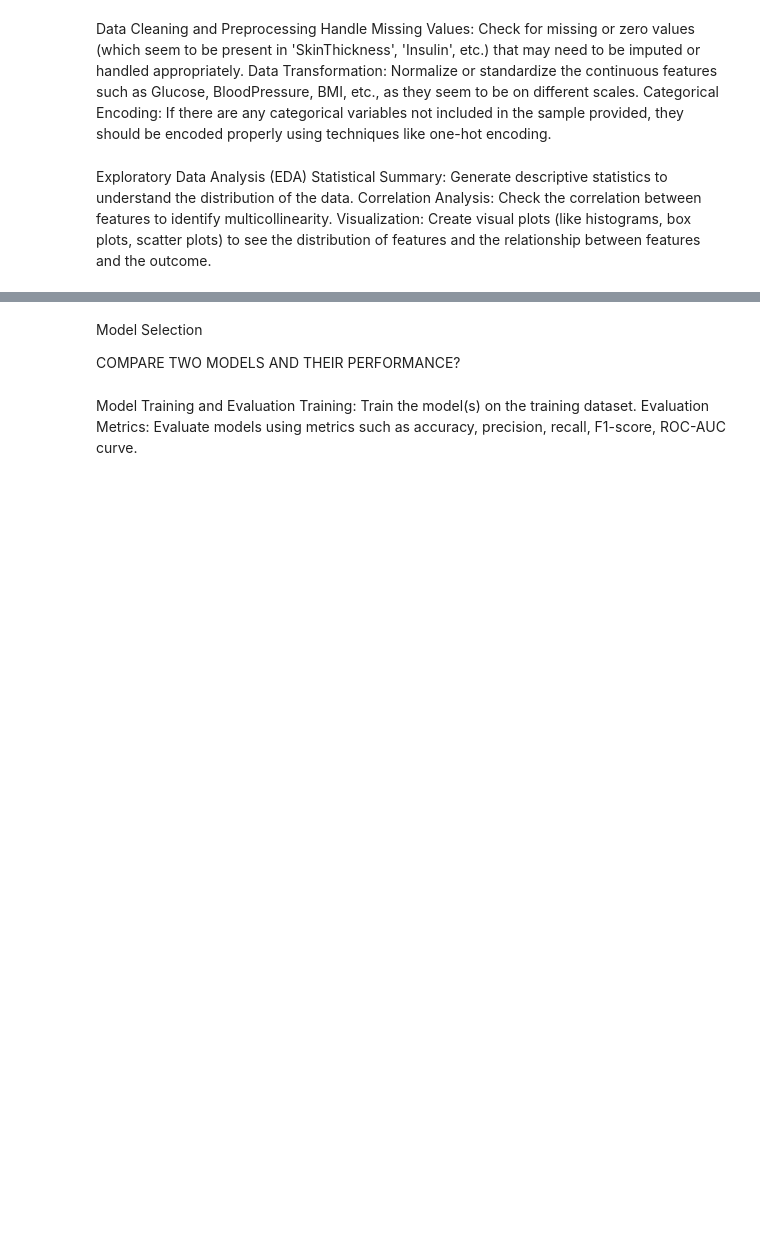
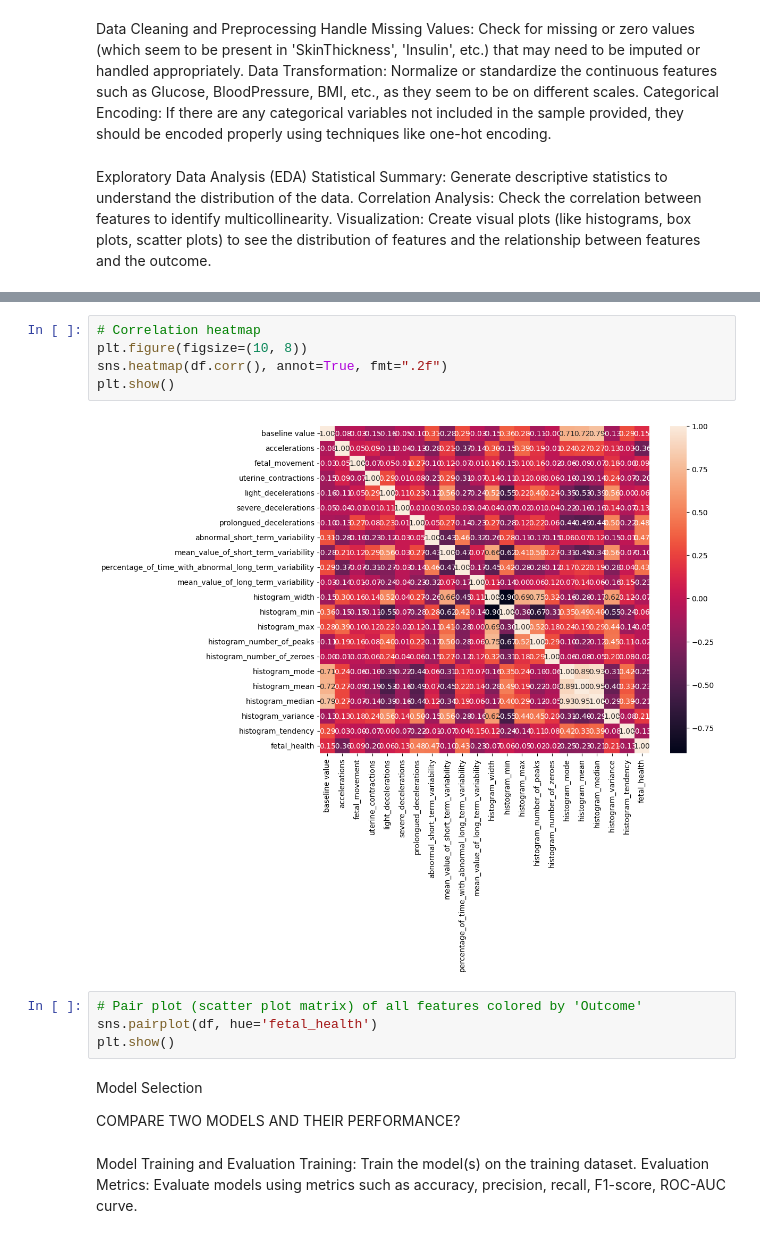
Before and after one commit to georgegmathew12/329e_project, a Jupyter notebook: 329_proj.ipynb, the cells around one changed output, grey strips where cells are left out. Cells and saved outputs as stored; diff of their text form; blank space fills up the shorter version.

```diff
--- a/329_proj.ipynb
+++ b/329_proj.ipynb
@@ -100,3 +86,14 @@ create_visualizations(df)
+# %%
+# Correlation heatmap
+plt.figure(figsize=(10, 8))
+sns.heatmap(df.corr(), annot=True, fmt=".2f")
+plt.show()
+# %% [output]
+[figure, added]
+# %%
+# Pair plot (scatter plot matrix) of all features colored by 'Outcome'
+sns.pairplot(df, hue='fetal_health')
+plt.show()
 # %% [markdown]
 Model Selection
 
```
Also changed, not shown: parts of 5 cells of this notebook.
